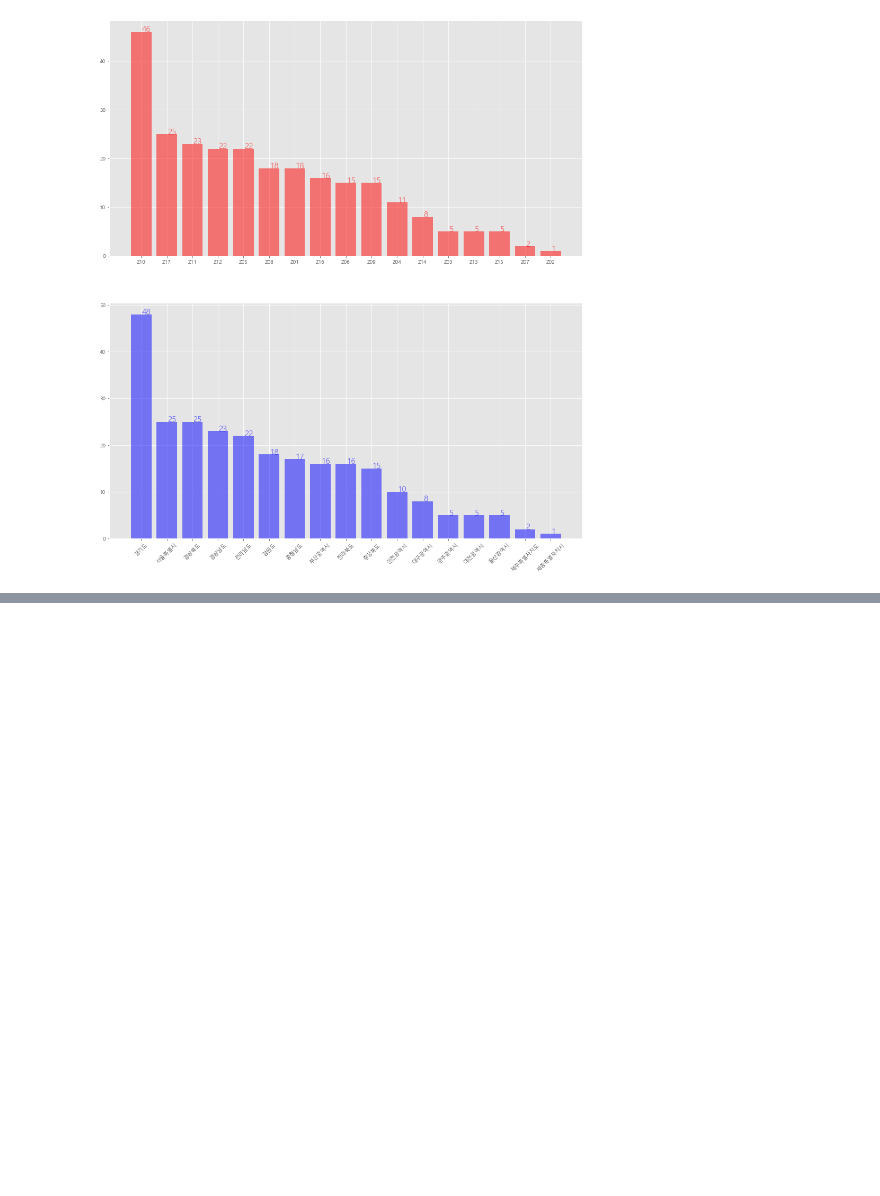
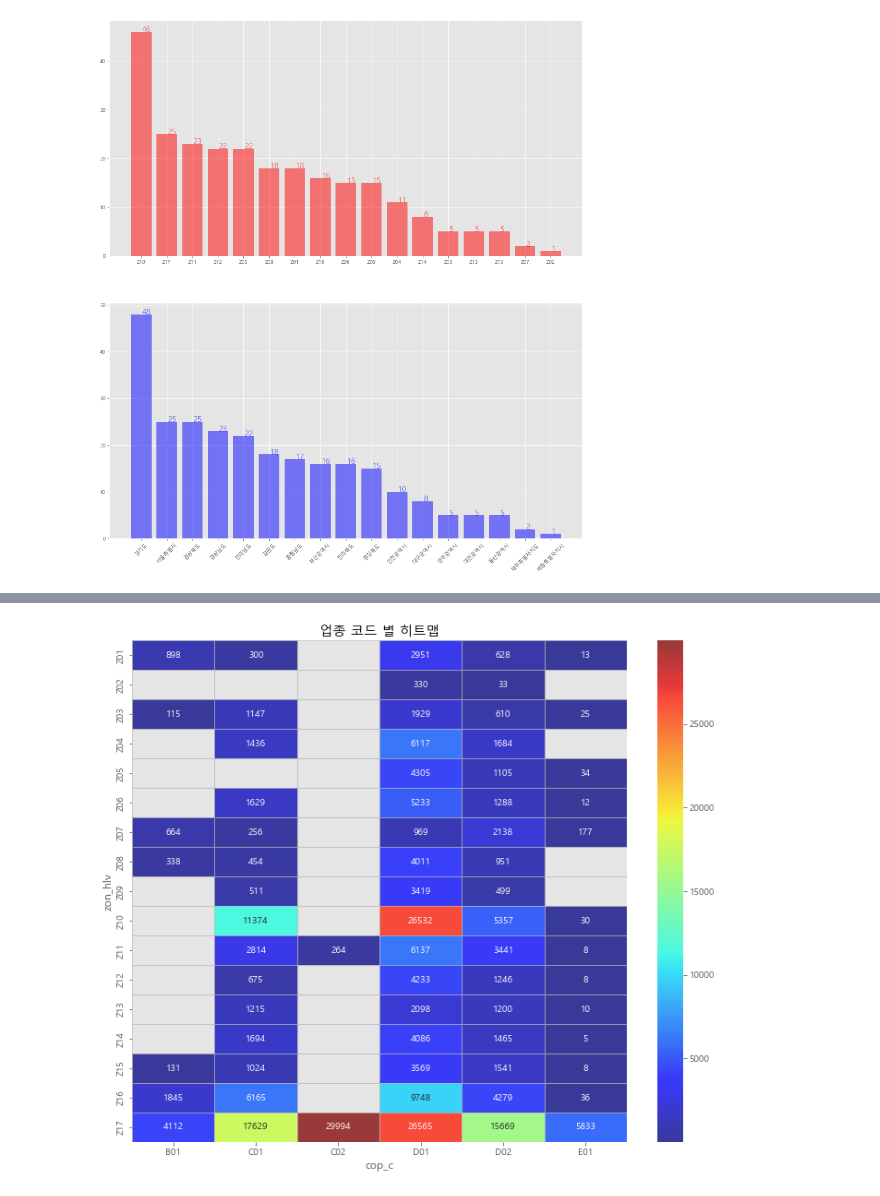
Before and after one commit to osy5882/Lpoint_competition, a Jupyter notebook: EDA/3_store.ipynb, the cells around one changed output, grey strips where cells are left out. Drawn from its saved outputs; the diff is of its cells as text; code cells hidden in the pictures; blank space fills up the shorter version.

```diff
--- a/EDA/3_store.ipynb
+++ b/EDA/3_store.ipynb
@@ -202,0 +267,14 @@ plt.show()
+# %%
+plt.figure(figsize=(12,10))
+sns.heatmap(data=df_pvtb2,
+            annot=True,
+            fmt = ".0f",
+            linecolor="silver",
+            linewidths=1,
+            cmap="jet",
+            alpha=.75
+            )
+plt.title("업종 코드 별 히트맵")
+plt.show()
+# %% [output]
+[figure, added]
```
Also changed, not shown: parts of 8 cells of this notebook.
